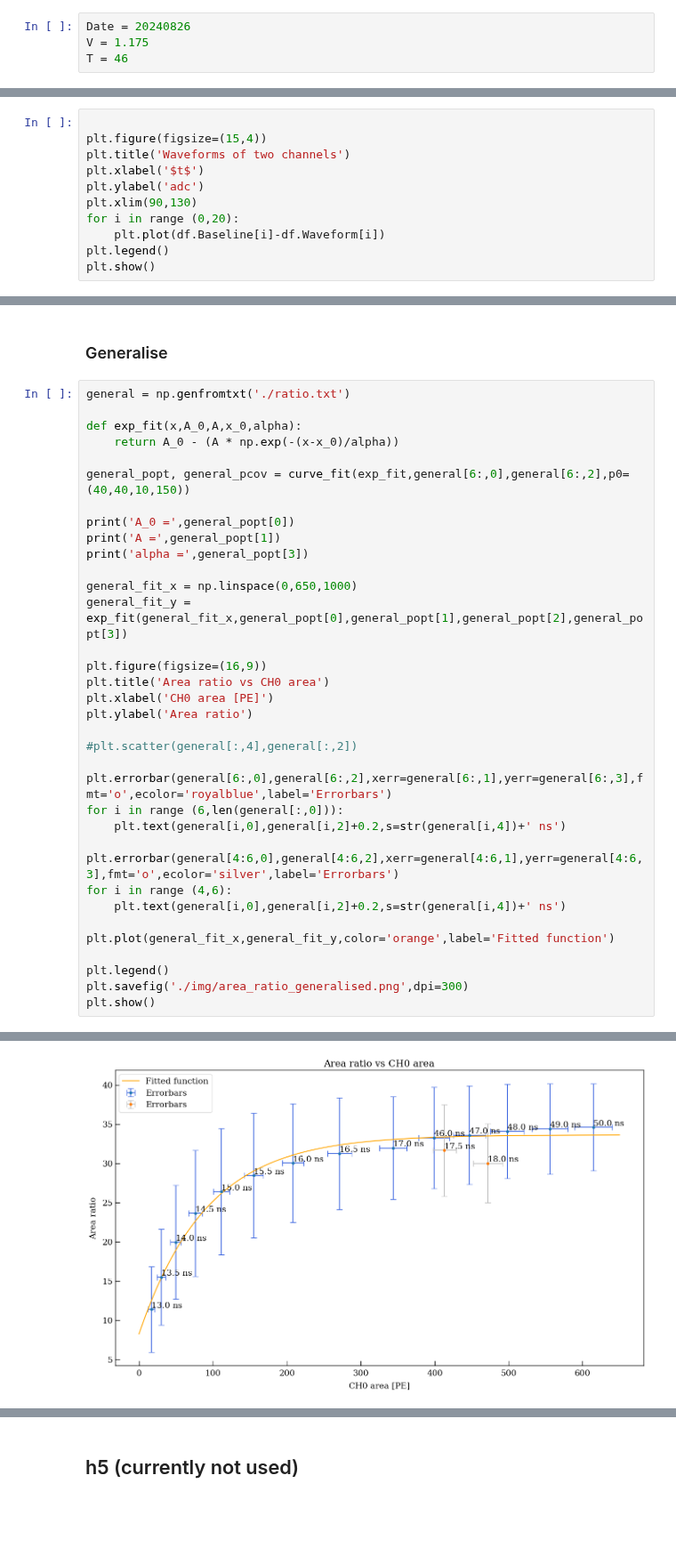
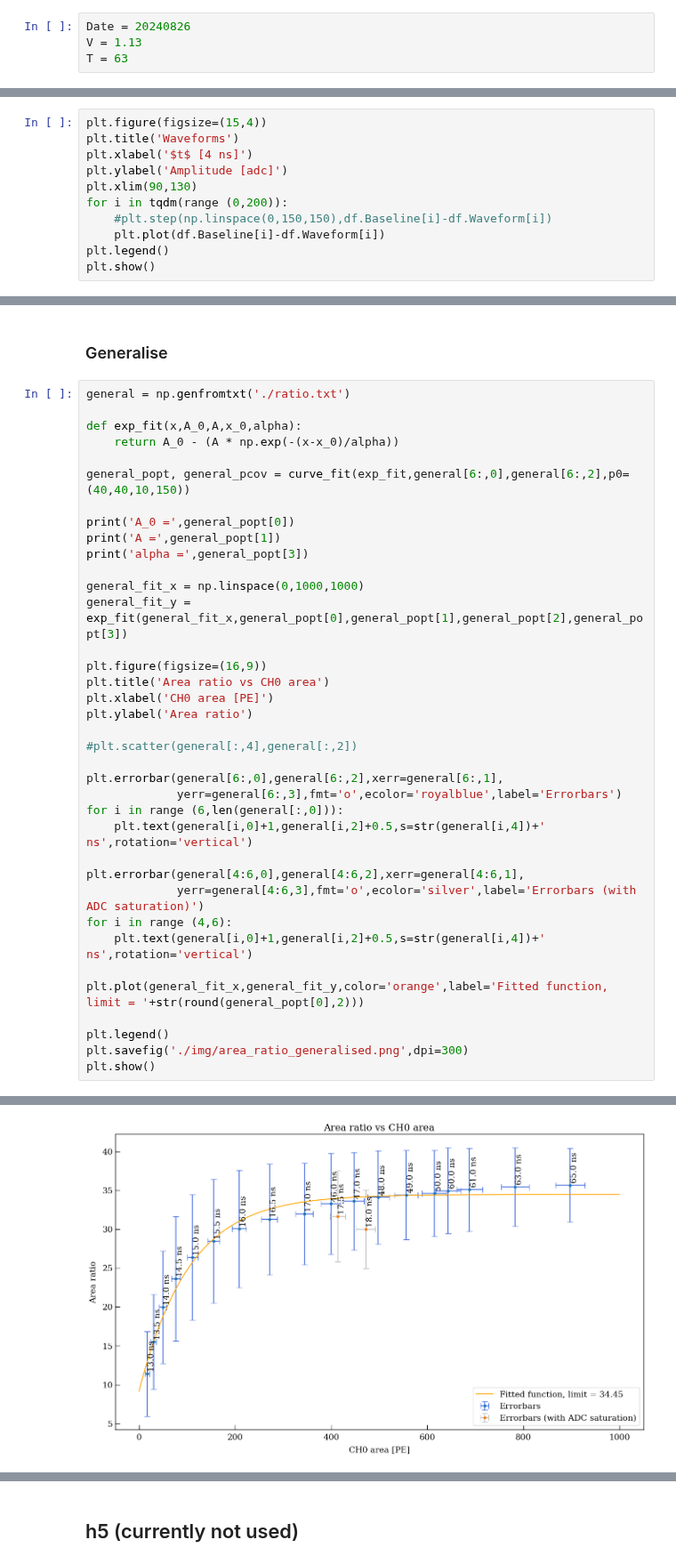
Before and after one commit to Westlake-University-Lsc-lab/RELICS_PMT_Data_Analysis, a Jupyter notebook: PolariserCheck/check_readout.ipynb, the cells around one changed output, grey strips where cells are left out. Shown at 89% size. Cells and saved outputs as stored; diff of their text form; blank space fills up the shorter version.

```diff
--- a/PolariserCheck/check_readout.ipynb
+++ b/PolariserCheck/check_readout.ipynb
@@ -76,8 +77,8 @@ plt.rcParams.update(params)
 ### Load, process, examine and filter data
 # %%
 Date = 20240826
-V = 1.175
-T = 46
+V = 1.13
+T = 63
 # %%
 path = "/mnt/data/PMT/R8520_406/"   ##### file path
 
@@ -189,11 +192,11 @@ df
 # %%
-
 plt.figure(figsize=(15,4))
-plt.title('Waveforms of two channels')
-plt.xlabel('$t$')
-plt.ylabel('adc')
+plt.title('Waveforms')
+plt.xlabel('$t$ [4 ns]')
+plt.ylabel('Amplitude [adc]')
 plt.xlim(90,130)
-for i in range (0,20):
+for i in tqdm(range (0,200)):
+    #plt.step(np.linspace(0,150,150),df.Baseline[i]-df.Waveform[i])
     plt.plot(df.Baseline[i]-df.Waveform[i])
 plt.legend()
 plt.show()
@@ -447,7 +463,7 @@ print('A_0 =',general_popt[0])
 print('A =',general_popt[1])
 print('alpha =',general_popt[3])
 
-general_fit_x = np.linspace(0,650,1000)
+general_fit_x = np.linspace(0,1000,1000)
 general_fit_y = exp_fit(general_fit_x,general_popt[0],general_popt[1],general_popt[2],general_popt[3])
 
 plt.figure(figsize=(16,9))
@@ -457,15 +473,17 @@ plt.ylabel('Area ratio')
 
 #plt.scatter(general[:,4],general[:,2])
 
-plt.errorbar(general[6:,0],general[6:,2],xerr=general[6:,1],yerr=general[6:,3],fmt='o',ecolor='royalblue',label='Errorbars')
+plt.errorbar(general[6:,0],general[6:,2],xerr=general[6:,1],
+             yerr=general[6:,3],fmt='o',ecolor='royalblue',label='Errorbars')
 for i in range (6,len(general[:,0])):
-    plt.text(general[i,0],general[i,2]+0.2,s=str(general[i,4])+' ns')
+    plt.text(general[i,0]+1,general[i,2]+0.5,s=str(general[i,4])+' ns',rotation='vertical')
 
-plt.errorbar(general[4:6,0],general[4:6,2],xerr=general[4:6,1],yerr=general[4:6,3],fmt='o',ecolor='silver',label='Errorbars')
+plt.errorbar(general[4:6,0],general[4:6,2],xerr=general[4:6,1],
+             yerr=general[4:6,3],fmt='o',ecolor='silver',label='Errorbars (with ADC saturation)')
 for i in range (4,6):
-    plt.text(general[i,0],general[i,2]+0.2,s=str(general[i,4])+' ns')
+    plt.text(general[i,0]+1,general[i,2]+0.5,s=str(general[i,4])+' ns',rotation='vertical')
 
-plt.plot(general_fit_x,general_fit_y,color='orange',label='Fitted function')
+plt.plot(general_fit_x,general_fit_y,color='orange',label='Fitted function, limit = '+str(round(general_popt[0],2)))
 
 plt.legend()
 plt.savefig('./img/area_ratio_generalised.png',dpi=300)
@@ -477 +495 @@ alpha = 91.07623573129861
-[figure, old version]
+[figure, new version]
```
Also changed, not shown: parts of 14 cells of this notebook, 7 other files.
